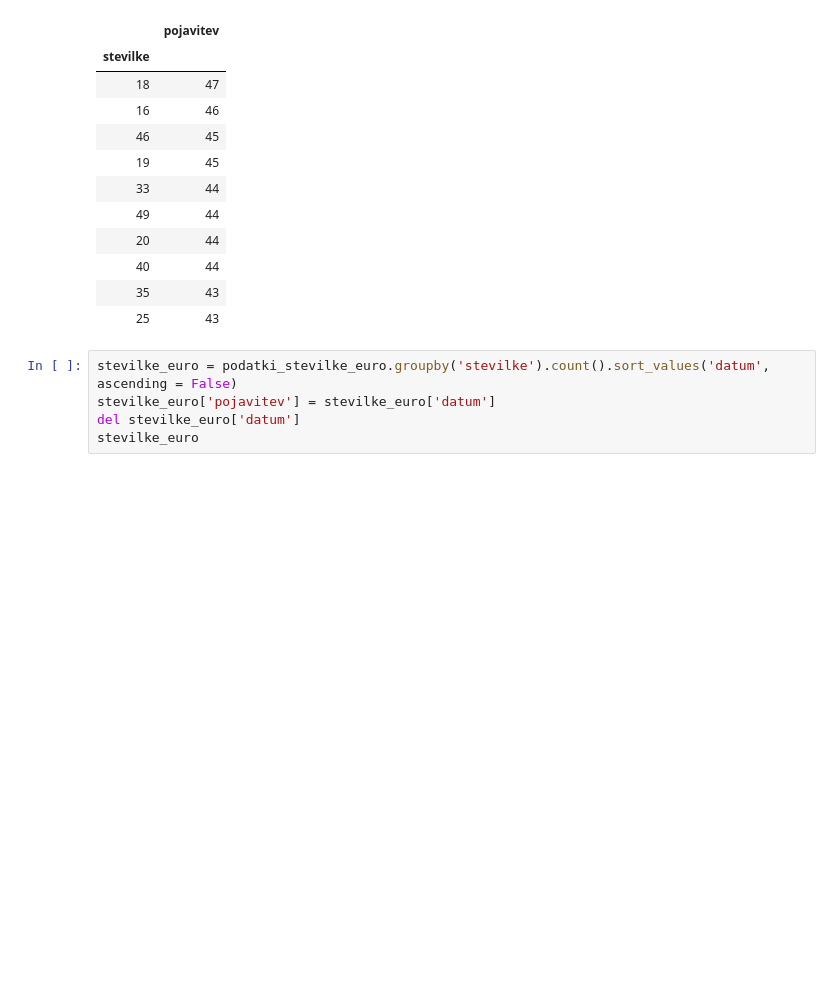
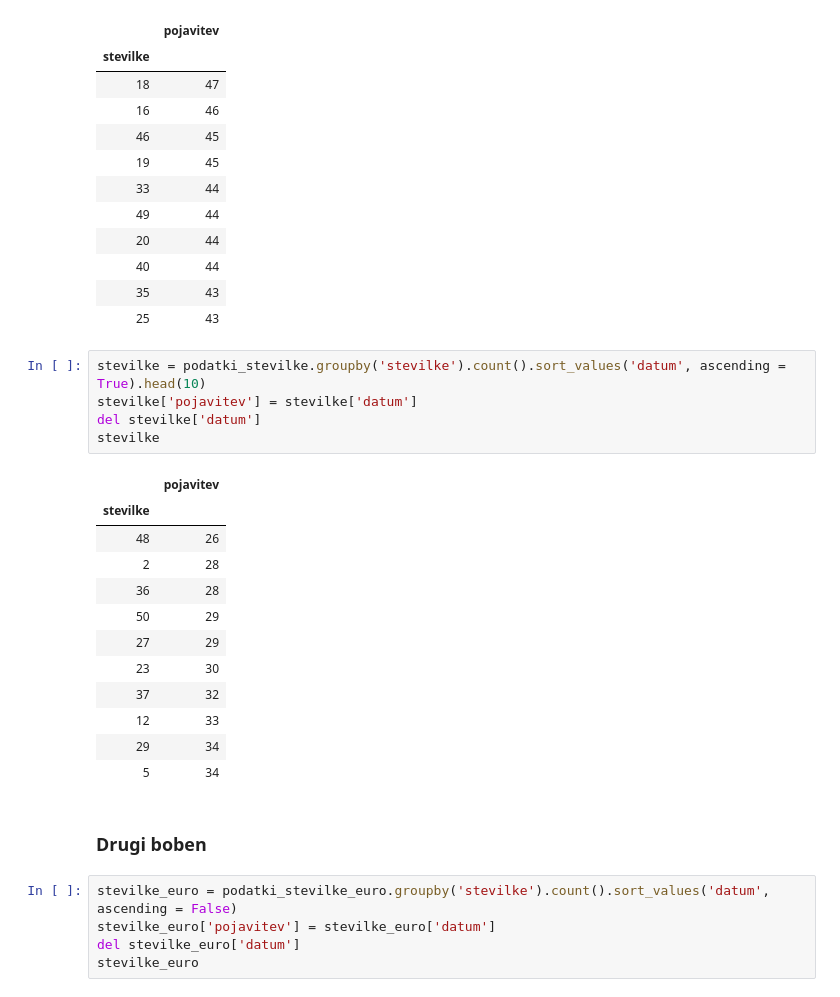
Before and after one commit to Andraz1999/Analiza_podatkov, a Jupyter notebook: Analiza_za_euro_jackpot.ipynb, the cells around one changed output. Cells and saved outputs as stored; diff of their text form; blank space fills up the shorter version.

```diff
--- a/Analiza_za_euro_jackpot.ipynb
+++ b/Analiza_za_euro_jackpot.ipynb
@@ -34,6 +36,26 @@ stevilke
 | 40 | 44 |
 | 35 | 43 |
 | 25 | 43 |
+# %%
+stevilke = podatki_stevilke.groupby('stevilke').count().sort_values('datum', ascending = True).head(10)
+stevilke['pojavitev'] = stevilke['datum']
+del stevilke['datum']
+stevilke
+# %% [output]
+|  | pojavitev |
+| stevilke |  |
+| 48 | 26 |
+| 2 | 28 |
+| 36 | 28 |
+| 50 | 29 |
+| 27 | 29 |
+| 23 | 30 |
+| 37 | 32 |
+| 12 | 33 |
+| 29 | 34 |
+| 5 | 34 |
+# %% [markdown]
+### Drugi boben
 # %%
 stevilke_euro = podatki_stevilke_euro.groupby('stevilke').count().sort_values('datum', ascending = False)
 stevilke_euro['pojavitev'] = stevilke_euro['datum']
```
Also changed, not shown: parts of 45 cells of this notebook, 2 other files.
